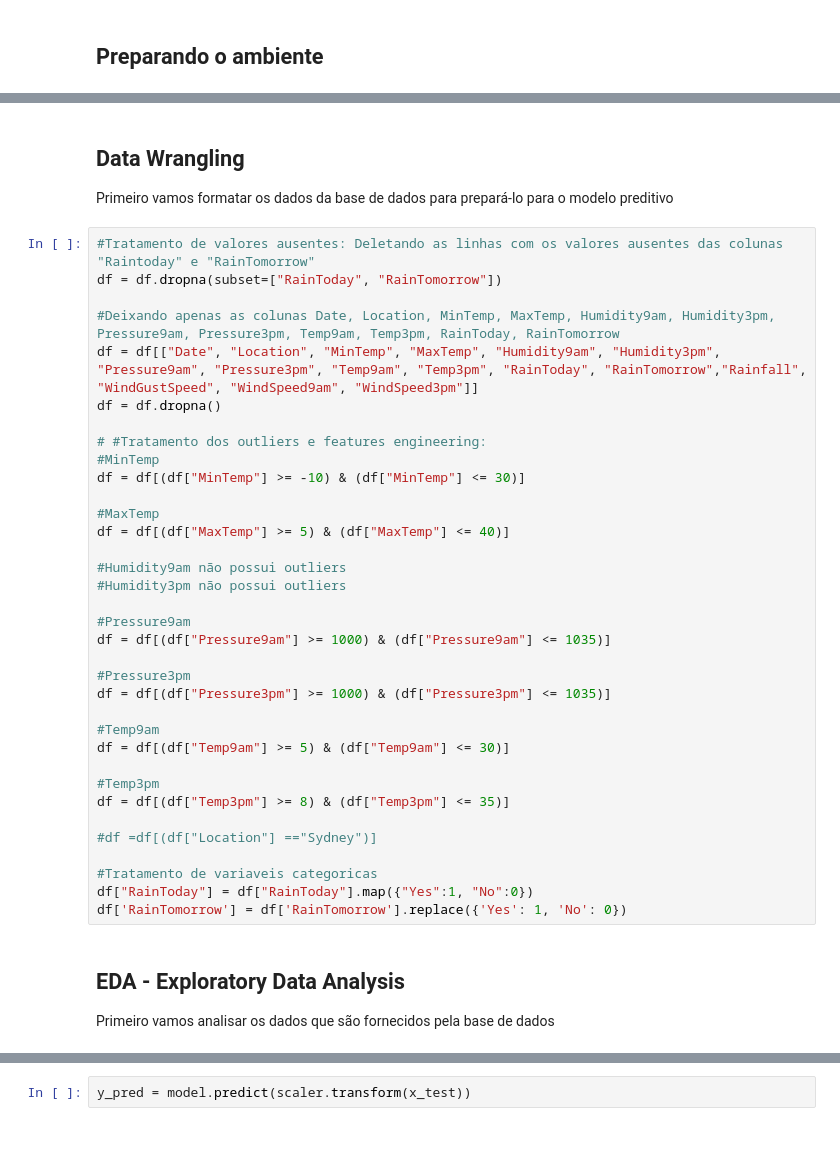
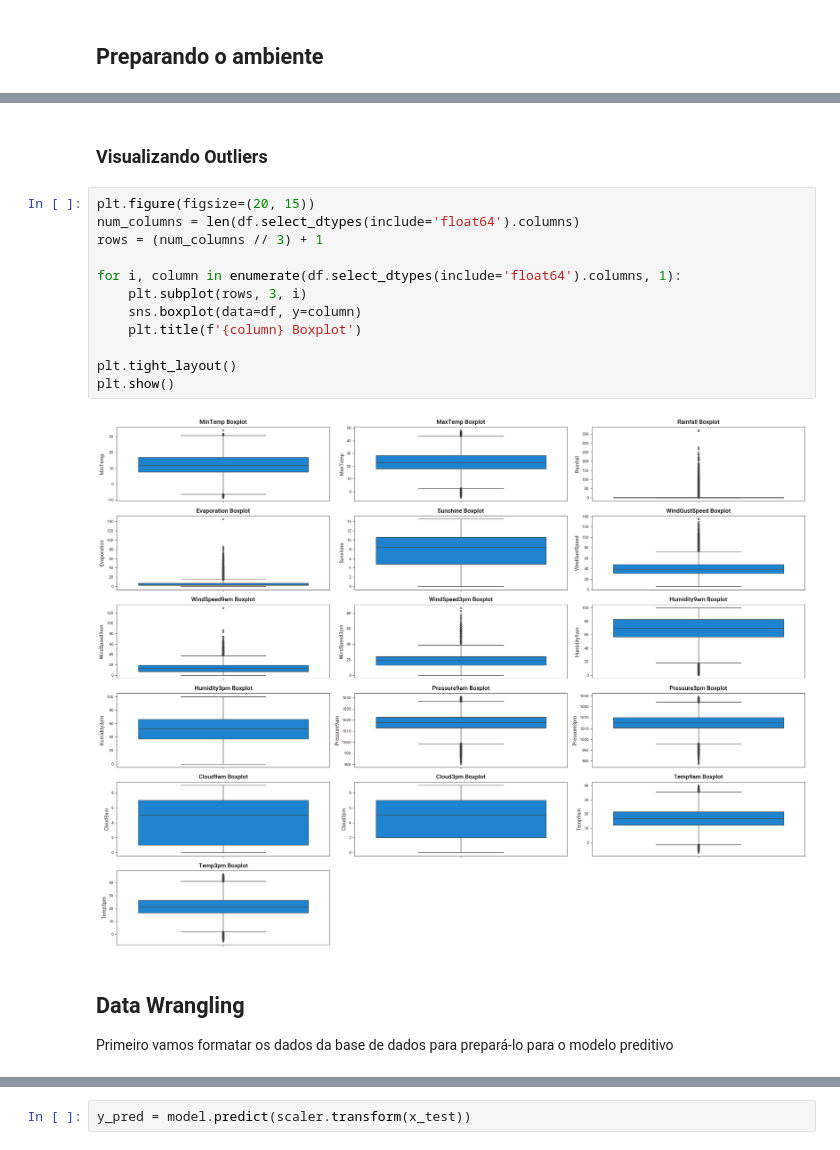
Before and after one commit to HenriqueFBadin/RainInAustraliaAnalysis, a Jupyter notebook: notebooks/notebook-de-ml-australia.ipynb, the cells around one changed output, grey strips where cells are left out. Saved outputs shown, nothing was run; the diff lists cells and outputs as text.

```diff
--- a/notebooks/notebook-de-ml-australia.ipynb
+++ b/notebooks/notebook-de-ml-australia.ipynb
@@ -27,41 +223,19 @@ df.head(5)
+# %% [markdown]
+### Visualizando Outliers
+# %%
+plt.figure(figsize=(20, 15))
+num_columns = len(df.select_dtypes(include='float64').columns)
+rows = (num_columns // 3) + 1
+
+for i, column in enumerate(df.select_dtypes(include='float64').columns, 1):
+    plt.subplot(rows, 3, i)
+    sns.boxplot(data=df, y=column)
+    plt.title(f'{column} Boxplot')
+
+plt.tight_layout()
+plt.show()
+# %% [output]
+[figure, added]
 # %% [markdown]
 ## Data Wrangling
 Primeiro vamos formatar os dados da base de dados para prepará-lo para o modelo preditivo
-# %%
-#Tratamento de valores ausentes: Deletando as linhas com os valores ausentes das colunas "Raintoday" e "RainTomorrow"
-df = df.dropna(subset=["RainToday", "RainTomorrow"])
-
-#Deixando apenas as colunas Date, Location, MinTemp, MaxTemp, Humidity9am, Humidity3pm, Pressure9am, Pressure3pm, Temp9am, Temp3pm, RainToday, RainTomorrow
-df = df[["Date", "Location", "MinTemp", "MaxTemp", "Humidity9am", "Humidity3pm", "Pressure9am", "Pressure3pm", "Temp9am", "Temp3pm", "RainToday", "RainTomorrow","Rainfall", "WindGustSpeed", "WindSpeed9am", "WindSpeed3pm"]]
-df = df.dropna()
-
-# #Tratamento dos outliers e features engineering:
-#MinTemp
-df = df[(df["MinTemp"] >= -10) & (df["MinTemp"] <= 30)]
-
-#MaxTemp
-df = df[(df["MaxTemp"] >= 5) & (df["MaxTemp"] <= 40)]
-
-#Humidity9am não possui outliers
-#Humidity3pm não possui outliers
-
-#Pressure9am
-df = df[(df["Pressure9am"] >= 1000) & (df["Pressure9am"] <= 1035)]
-
-#Pressure3pm
-df = df[(df["Pressure3pm"] >= 1000) & (df["Pressure3pm"] <= 1035)]
-
-#Temp9am
-df = df[(df["Temp9am"] >= 5) & (df["Temp9am"] <= 30)]
-
-#Temp3pm
-df = df[(df["Temp3pm"] >= 8) & (df["Temp3pm"] <= 35)]
-
-#df =df[(df["Location"] =="Sydney")]
-
-#Tratamento de variaveis categoricas
-df["RainToday"] = df["RainToday"].map({"Yes":1, "No":0})
-df['RainTomorrow'] = df['RainTomorrow'].replace({'Yes': 1, 'No': 0})
-# %% [markdown]
-## EDA - Exploratory Data Analysis
-Primeiro vamos analisar os dados que são fornecidos pela base de dados
```
Also changed, not shown: parts of 77 cells of this notebook, 1 other file.
